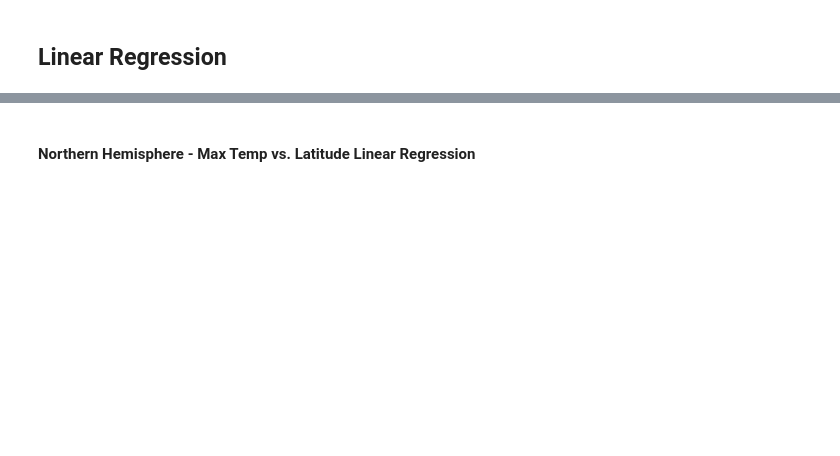
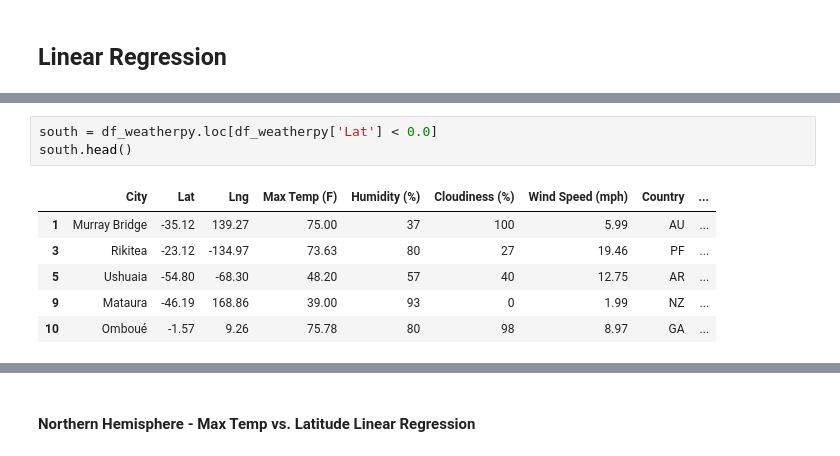
Before and after one commit to MichRisu/API-Challenge, a Jupyter notebook: WeatherPy/WeatherPy.ipynb, the cells around one changed output, grey strips where cells are left out. Cells and saved outputs as stored; diff of their text form; blank space fills up the shorter version.

```diff
--- a/WeatherPy/WeatherPy.ipynb
+++ b/WeatherPy/WeatherPy.ipynb
@@ -222,0 +242,10 @@ TypeError: scatplot() got an unexpected keyword argument 'title'
+# %%
+south = df_weatherpy.loc[df_weatherpy['Lat'] < 0.0]
+south.head()
+# %% [output]
+|  | City | Lat | Lng | Max Temp (F) | Humidity (%) | Cloudiness (%) | Wind Speed (mph) | Country | ... |
+| 1 | Murray Bridge | -35.12 | 139.27 | 75.00 | 37 | 100 | 5.99 | AU | ... |
+| 3 | Rikitea | -23.12 | -134.97 | 73.63 | 80 | 27 | 19.46 | PF | ... |
+| 5 | Ushuaia | -54.80 | -68.30 | 48.20 | 57 | 40 | 12.75 | AR | ... |
+| 9 | Mataura | -46.19 | 168.86 | 39.00 | 93 | 0 | 1.99 | NZ | ... |
+| 10 | Omboué | -1.57 | 9.26 | 75.78 | 80 | 98 | 8.97 | GA | ... |
```
Also changed, not shown: parts of 12 cells of this notebook.
